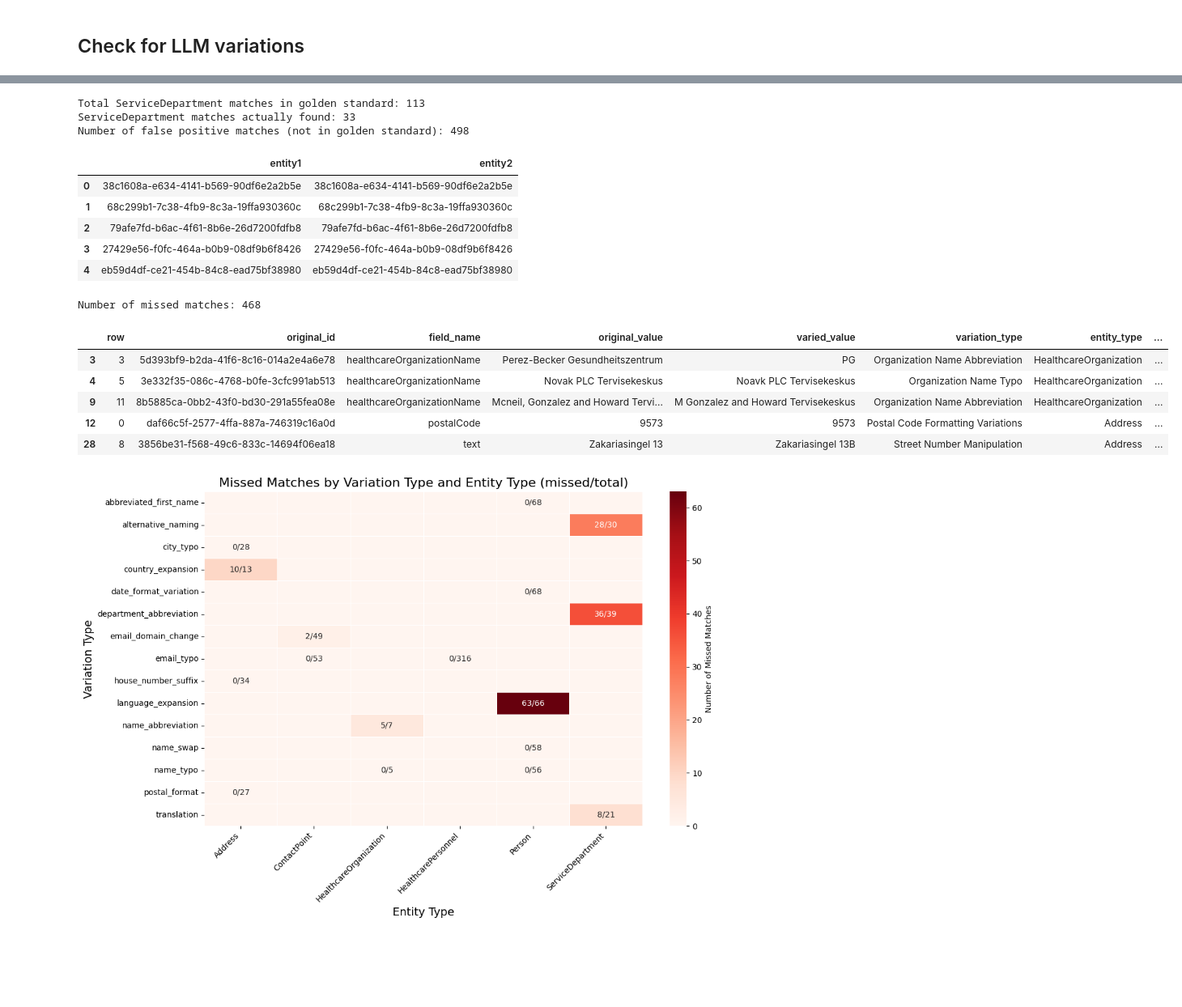
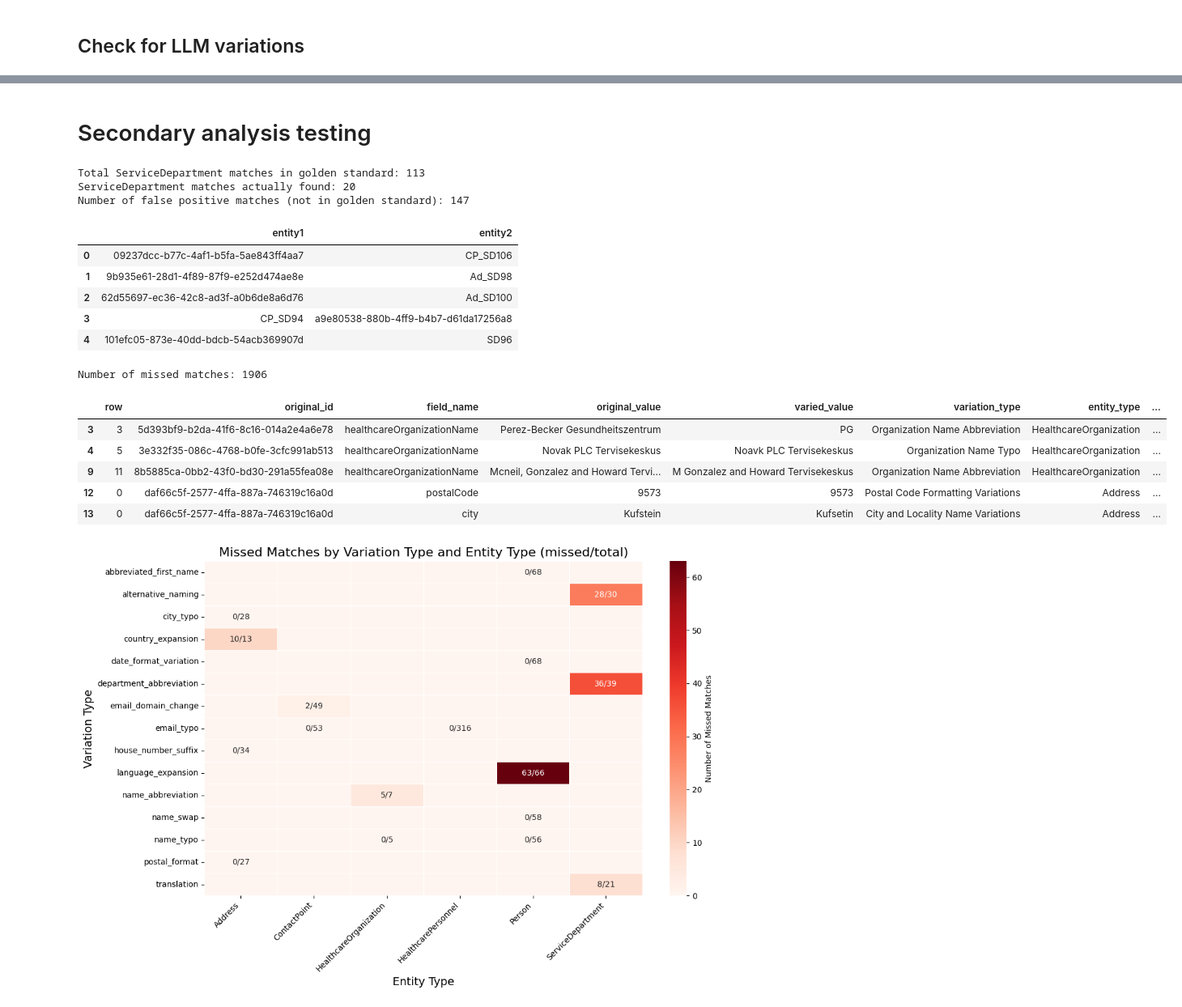
Before and after one commit to Timszy/entity-deduplication-hack-main, a Jupyter notebook: EvaluateLLM_data.ipynb, the cells around one changed output, grey strips where cells are left out. Shown at 81% size. Saved outputs shown, nothing was run; the diff lists cells and outputs as text; code cells hidden in the pictures; blank space fills up the shorter version.

```diff
--- a/EvaluateLLM_data.ipynb
+++ b/EvaluateLLM_data.ipynb
@@ -45,7 +64,6 @@ golden_standard = golden_standard_filtered
 import pandas as pd
 import json
 import matplotlib.pyplot as plt
-
 
 # Load both match files
 match_files = {
@@ -150,16 +168,16 @@ for match_type, data in match_files.items():
         (row['original_id'], row['duplicate_id']) if row['original_id'] <= row['duplicate_id'] else (row['duplicate_id'], row['original_id'])
         for _, row in golden_standard.iterrows()
     )
+
     FP = len(matched_pairs_set - golden_pairs_set)
     # False Negatives (FN): golden_standard pairs not matched
     FN = len(golden_pairs_set - matched_pairs_set)
 
+    # Calculate accuracy, precision, recall, and F1 score
     precision = TP / (TP + FP) if (TP + FP) > 0 else 0
     recall = TP / (TP + FN) if (TP + FN) > 0 else 0
-    precision_recall_summary[match_type] = {'Precision': precision, 'Recall': recall}
-
-    print(f"Precision: {precision:.4f}")
-    print(f"Recall: {recall:.4f}\n")
+    F1_score = 2 * (precision * recall) / (precision + recall) if (precision + recall) > 0 else 0
+    precision_recall_summary[match_type] = {'Precision': precision, 'Recall': recall, 'F1 Score': F1_score}
 
     variation_entity_frame = pd.DataFrame(frames)
     variation_entity_frame = variation_entity_frame.sort_values(['variation_type', 'entity_type']).reset_index(drop=True)
@@ -215,4 +233,6 @@ Precision and Recall per Method:
 [figure]
+# %% [markdown]
+# Secondary analysis testing
 # %%
 # Count how many ServiceDepartment matches were in the golden standard and how many were actually matched
 
@@ -237,28 +257,28 @@ print(f"Number of false positive matches (not in golden standard): {len(false_po
 false_positives_df.head()
 # %% [output]
 Total ServiceDepartment matches in golden standard: 113
-ServiceDepartment matches actually found: 33
-Number of false positive matches (not in golden standard): 498
+ServiceDepartment matches actually found: 20
+Number of false positive matches (not in golden standard): 147
 |  | entity1 | entity2 |
-| 0 | 38c1608a-e634-4141-b569-90df6e2a2b5e | 38c1608a-e634-4141-b569-90df6e2a2b5e |
-| 1 | 68c299b1-7c38-4fb9-8c3a-19ffa930360c | 68c299b1-7c38-4fb9-8c3a-19ffa930360c |
-| 2 | 79afe7fd-b6ac-4f61-8b6e-26d7200fdfb8 | 79afe7fd-b6ac-4f61-8b6e-26d7200fdfb8 |
-| 3 | 27429e56-f0fc-464a-b0b9-08df9b6f8426 | 27429e56-f0fc-464a-b0b9-08df9b6f8426 |
-| 4 | eb59d4df-ce21-454b-84c8-ead75bf38980 | eb59d4df-ce21-454b-84c8-ead75bf38980 |
+| 0 | 09237dcc-b77c-4af1-b5fa-5ae843ff4aa7 | CP_SD106 |
+| 1 | 9b935e61-28d1-4f89-87f9-e252d474ae8e | Ad_SD98 |
+| 2 | 62d55697-ec36-42c8-ad3f-a0b6de8a6d76 | Ad_SD100 |
+| 3 | CP_SD94 | a9e80538-880b-4ff9-b4b7-d61da17256a8 |
+| 4 | 101efc05-873e-40dd-bdcb-54acb369907d | SD96 |
 # %%
 # Find all golden standard matches that were NOT found by the last algorithm run in the loop
-missed_rows = golden_standard[~golden_standard.index.isin(matched_rows.index)]
+missed_rows = golden_standard_clean[~golden_standard_clean.index.isin(matched_rows.index)]
 
 print(f"Number of missed matches: {len(missed_rows)}")
 missed_rows.head()  # Show a sample
 # %% [output]
-Number of missed matches: 468
+Number of missed matches: 1906
 |  | row | original_id | field_name | original_value | varied_value | variation_type | entity_type | ... |
 | 3 | 3 | 5d393bf9-b2da-41f6-8c16-014a2e4a6e78 | healthcareOrganizationName | Perez-Becker Gesundheitszentrum | PG | Organization Name Abbreviation | HealthcareOrganization | ... |
 | 4 | 5 | 3e332f35-086c-4768-b0fe-3cfc991ab513 | healthcareOrganizationName | Novak PLC Tervisekeskus | Noavk PLC Tervisekeskus | Organization Name Typo | HealthcareOrganization | ... |
 | 9 | 11 | 8b5885ca-0bb2-43f0-bd30-291a55fea08e | healthcareOrganizationName | Mcneil, Gonzalez and Howard Tervi... | M Gonzalez and Howard Tervisekeskus | Organization Name Abbreviation | HealthcareOrganization | ... |
 | 12 | 0 | daf66c5f-2577-4ffa-887a-746319c16a0d | postalCode | 9573 | 9573 | Postal Code Formatting Variations | Address | ... |
-| 28 | 8 | 3856be31-f568-49c6-833c-14694f06ea18 | text | Zakariasingel 13 | Zakariasingel 13B | Street Number Manipulation | Address | ... |
+| 13 | 0 | daf66c5f-2577-4ffa-887a-746319c16a0d | city | Kufstein | Kufsetin | City and Locality Name Variations | Address | ... |
 # %%
 import matplotlib.pyplot as plt
 import seaborn as sns
```
Also changed, not shown: parts of 6 cells of this notebook, 3 other files.
